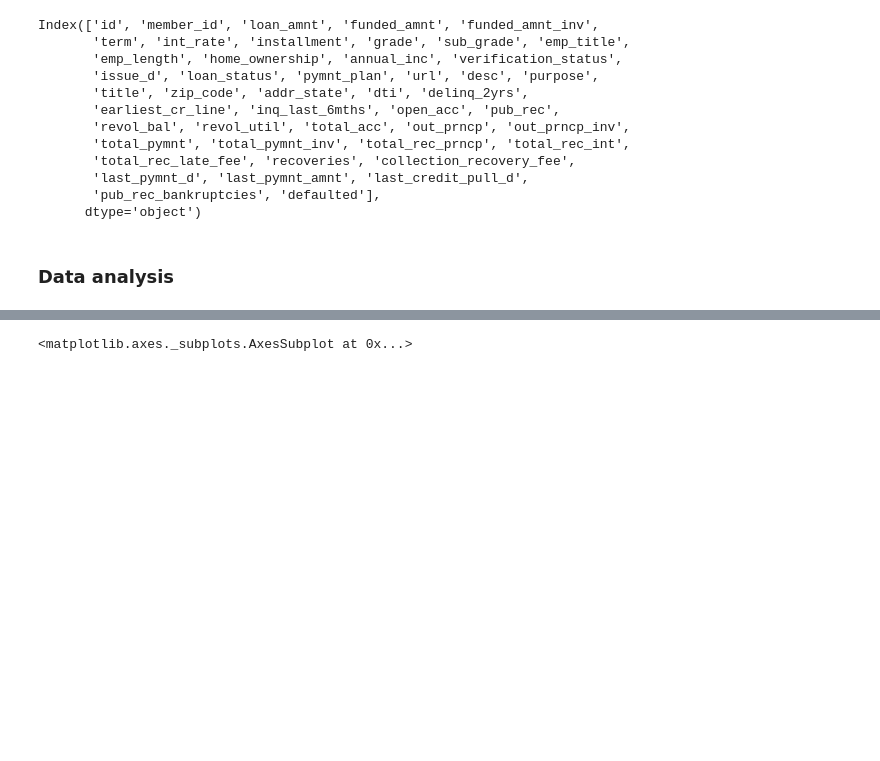
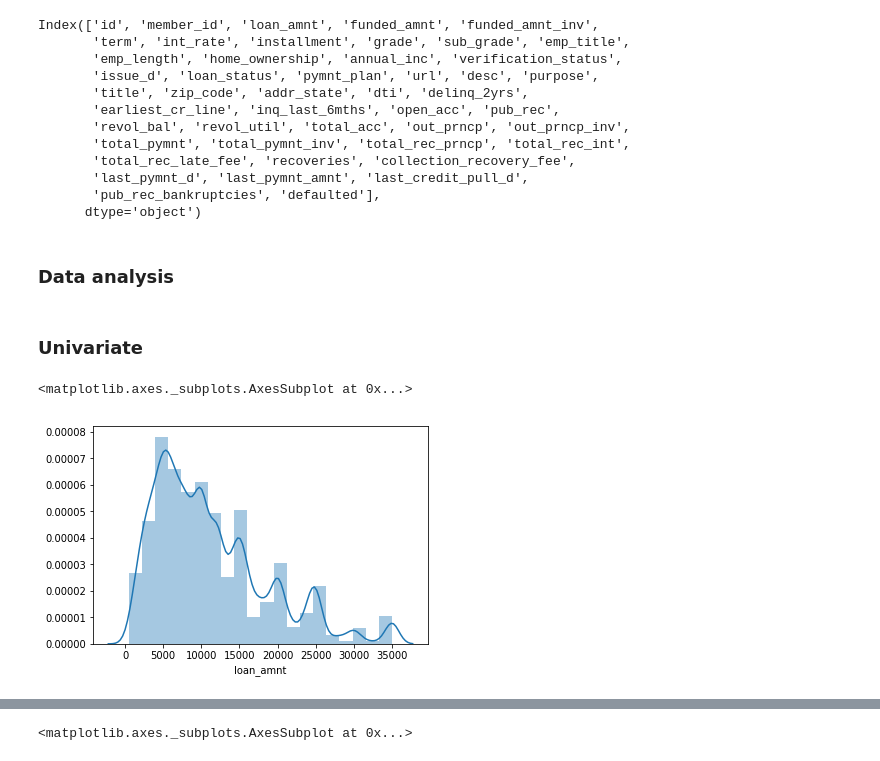
Before and after one commit to iamurali/upgrad_ml_ai, a Jupyter notebook: Lending_Case_Study/EDA_Case_Study.ipynb, the cells around one changed output, grey strips where cells are left out. Saved outputs shown, nothing was run; the diff lists cells and outputs as text; code cells hidden in the pictures; blank space fills up the shorter version.

```diff
--- a/Lending_Case_Study/EDA_Case_Study.ipynb
+++ b/Lending_Case_Study/EDA_Case_Study.ipynb
@@ -273,3 +273,6 @@ loan_data.shape
 # %% [output]
 [0]
 (39717, 47)
+# %%
+loan_data.drop(columns=['pymnt_plan'], inplace=True)
+loan_data.shape
@@ -291,3 +296,10 @@ Index(['id', 'member_id', 'loan_amnt', 'funded_amnt', 'funded_amnt_inv',
       dtype='object')
 # %% [markdown]
 ### Data analysis
+# %% [markdown]
+### Univariate
+# %%
+sns.distplot(loan_data.loan_amnt, bins = 20)
+# %% [output]
+<matplotlib.axes._subplots.AxesSubplot at 0x...>
+[figure, added]
```
Also changed, not shown: parts of 27 cells of this notebook.
